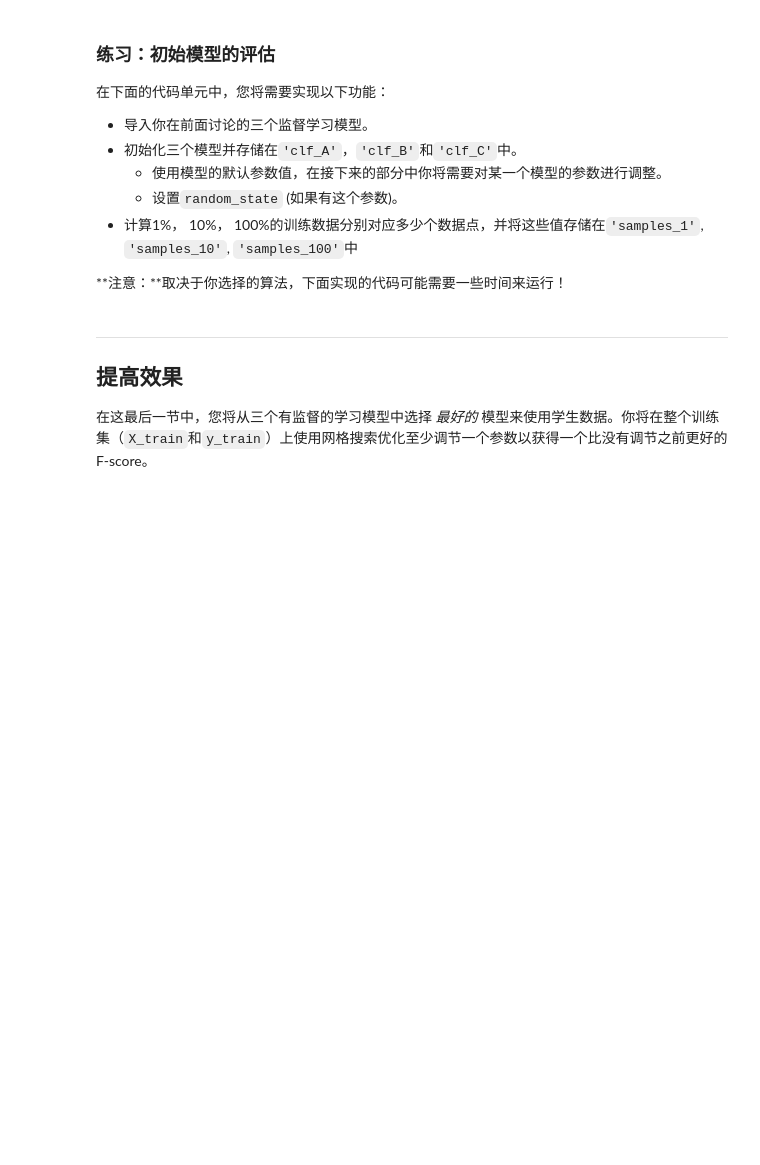
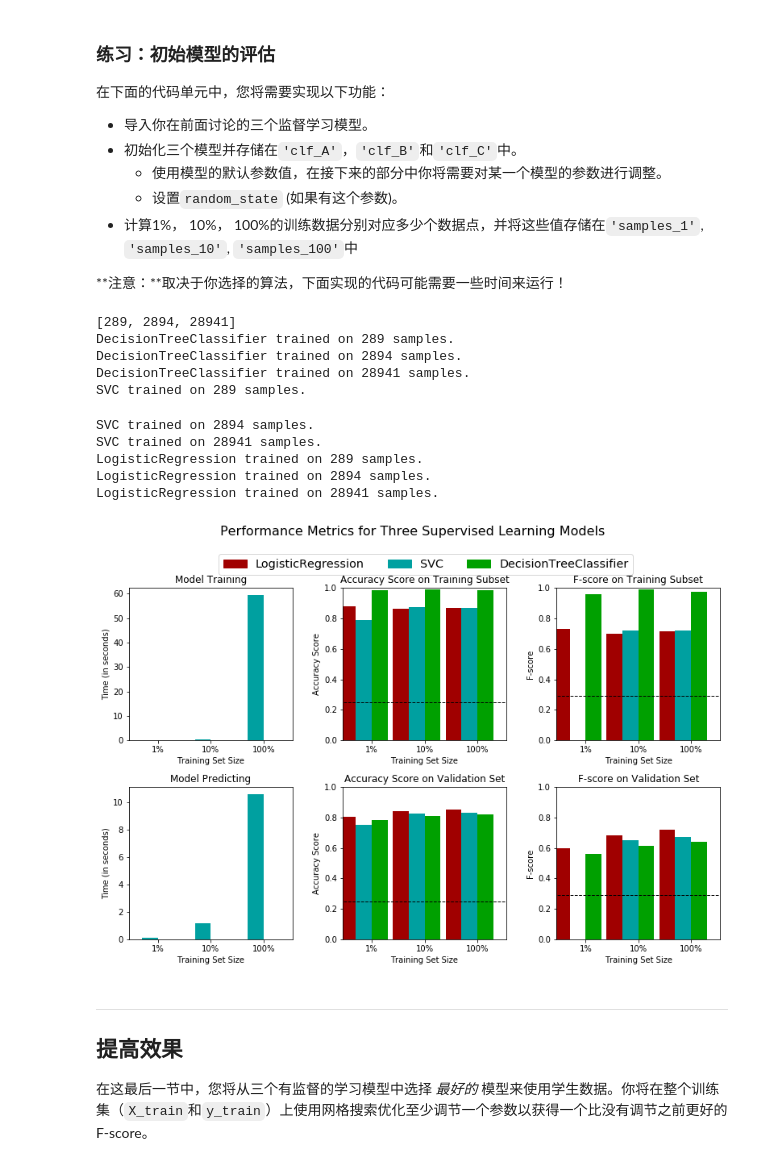
Before and after one commit to conson0214/Udacity-Programme, a Jupyter notebook: finding_donors-master/finding_donors.ipynb, the cells around one changed output. Cells and saved outputs as stored; diff of their text form; code cells hidden in the pictures; blank space fills up the shorter version.

```diff
--- a/finding_donors-master/finding_donors.ipynb
+++ b/finding_donors-master/finding_donors.ipynb
@@ -149,9 +149,7 @@ display(features_raw.head(n = 1))
 features = pd.get_dummies(features_raw)
 
 # TODO：将'income_raw'编码成数字值
-income = income_raw
-income[income_raw == ">50K"] = 1
-income[income_raw == "<=50K"] = 0
+income = income_raw.replace(['>50K', '<=50K'], [1, 0])
 
 # 打印经过独热编码之后的特征数量
 encoded = list(features.columns)
@@ -216,13 +206,13 @@ $$ F_{\beta} = (1 + \beta^2) \cdot \frac{precision \cdot recall}{\left( \beta^2
 #不能使用scikit-learn，你需要根据公式自己实现相关计算。
 
 #TODO： 计算准确率
-accuracy = (float)(len(income) - sum(income)) / len(income)
+accuracy = np.divide(sum(y_val), float(len(y_val)))
 
 # TODO： 计算查准率 Precision
-precision = (float)(len(income) - sum(income)) / len(income)
+precision = np.divide(sum(y_val), float(len(y_val)))
 
 # TODO： 计算查全率 Recall
-recall = (float)(len(income) - sum(income)) / (len(income) - sum(income))
+recall = np.divide(sum(y_val), sum(y_val))
 
 # TODO： 使用上面的公式，设置beta=0.5，计算F-score
 fscore = (1 + 0.5**2) * precision * recall /(0.5**2 * precision + recall)
@@ -354,33 +431,33 @@ def train_predict(learner, sample_size, X_train, y_train, X_val, y_val):
     # TODO：使用sample_size大小的训练数据来拟合学习器
     # TODO: Fit the learner to the training data using slicing with 'sample_size'
     start = time() # 获得程序开始时间
-    learner = None
+    learner = learner.fit(X_train[: sample_size], y_train[: sample_size])
     end = time() # 获得程序结束时间
 
     # TODO：计算训练时间
-    results['train_time'] = None
+    results['train_time'] = end - start
 
     # TODO: 得到在验证集上的预测值
     #       然后得到对前300个训练数据的预测结果
     start = time() # 获得程序开始时间
-    predictions_val = None
-    predictions_train = None
+    predictions_val = learner.predict(X_val)
+    predictions_train = learner.predict(X_train[: 300])
     end = time() # 获得程序结束时间
 
     # TODO：计算预测用时
-    results['pred_time'] = None
+    results['pred_time'] = end - start
 
     # TODO：计算在最前面的300个训练数据的准确率
-    results['acc_train'] = None
+    results['acc_train'] = accuracy_score(y_train[: 300], predictions_train)
 
     # TODO：计算在验证上的准确率
-    results['acc_val'] = None
+    results['acc_val'] = accuracy_score(y_val, predictions_val)
 
     # TODO：计算在最前面300个训练数据上的F-score
-    results['f_train'] = None
+    results['f_train'] = fbeta_score(y_train[: 300], predictions_train, beta=0.5)
 
     # TODO：计算验证集上的F-score
-    results['f_val'] = None
+    results['f_val'] = fbeta_score(y_val, predictions_val, beta=0.5)
 
     # 成功
     print "{} trained on {} samples.".format(learner.__class__.__name__, sample_size)
@@ -399,27 +476,41 @@ def train_predict(learner, sample_size, X_train, y_train, X_val, y_val):
 **注意：**取决于你选择的算法，下面实现的代码可能需要一些时间来运行！
 # %%
 # TODO：从sklearn中导入三个监督学习模型
+from sklearn import tree, svm, linear_model
 
 # TODO：初始化三个模型
-clf_A = None
-clf_B = None
-clf_C = None
+clf_A = tree.DecisionTreeClassifier(random_state=0)
+clf_B = svm.SVC(random_state=0)
+clf_C = linear_model.LogisticRegression(random_state=0)
 
 # TODO：计算1%， 10%， 100%的训练数据分别对应多少点
-samples_1 = None
-samples_10 = None
-samples_100 = None
+samples_1 = int(X_train.shape[0] * 0.01)
+samples_10 = int(X_train.shape[0] * 0.1)
+samples_100 = int(X_train.shape[0] * 1)
+print [samples_1, samples_10, samples_100]
 
 # 收集学习器的结果
 results = {}
 for clf in [clf_A, clf_B, clf_C]:
     clf_name = clf.__class__.__name__
     results[clf_name] = {}
     for i, samples in enumerate([samples_1, samples_10, samples_100]):
         results[clf_name][i] = train_predict(clf, samples, X_train, y_train, X_val, y_val)
 
 # 对选择的三个模型得到的评价结果进行可视化
 vs.evaluate(results, accuracy, fscore)
+# %% [output]
+[289, 2894, 28941]
+DecisionTreeClassifier trained on 289 samples.
+DecisionTreeClassifier trained on 2894 samples.
+DecisionTreeClassifier trained on 28941 samples.
+SVC trained on 289 samples.
+SVC trained on 2894 samples.
+SVC trained on 28941 samples.
+LogisticRegression trained on 289 samples.
+LogisticRegression trained on 2894 samples.
+LogisticRegression trained on 28941 samples.
+[figure, added]
 # %% [markdown]
 ----
 ## 提高效果
```
Also changed, not shown: parts of 25 cells of this notebook, 3 other files.
